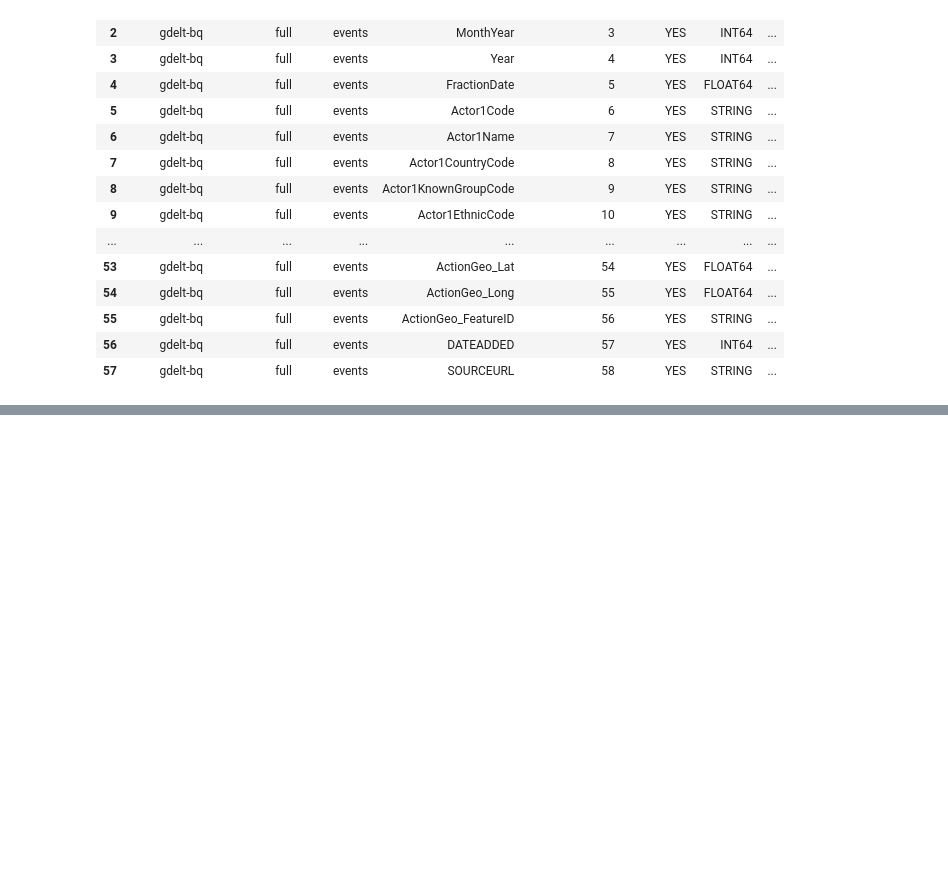
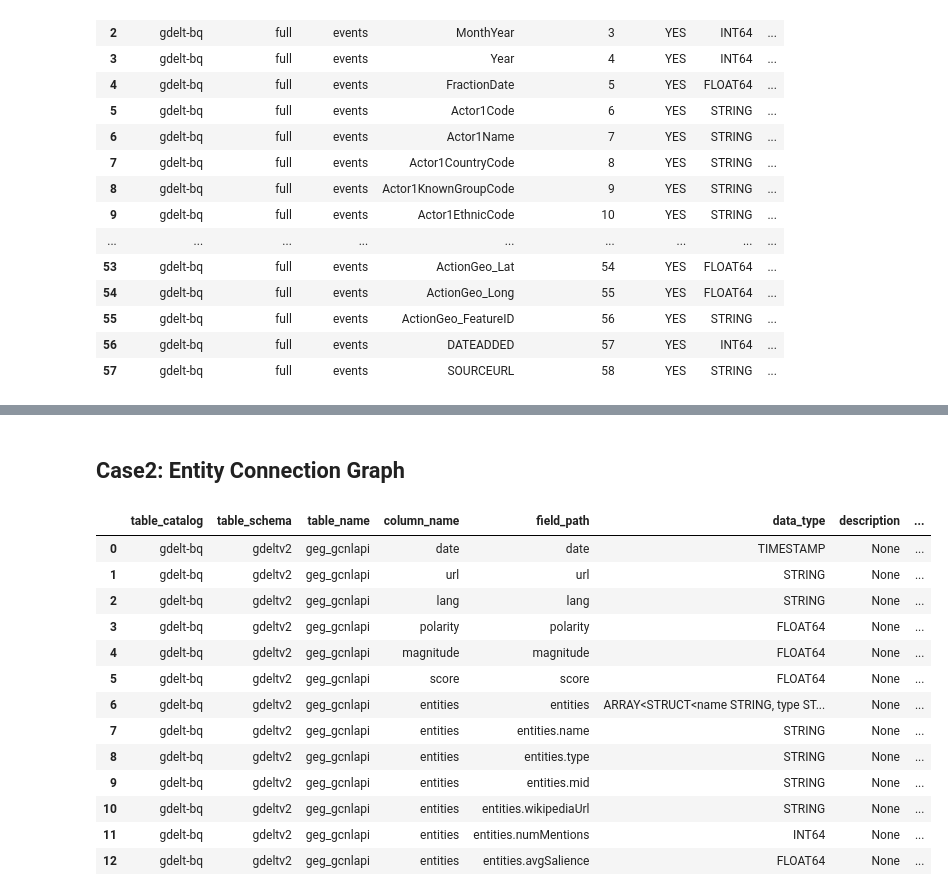
Before and after one commit to cybergis/intro_gdelt, a Jupyter notebook: intro_gdelt.ipynb, the cells around one changed output, grey strips where cells are left out. Saved outputs shown, nothing was run; the diff lists cells and outputs as text; code cells hidden in the pictures; blank space fills up the shorter version.

```diff
--- a/intro_gdelt.ipynb
+++ b/intro_gdelt.ipynb
@@ -305,0 +331,21 @@ plt.show()
+# %% [markdown]
+## Case2: Entity Connection Graph
+# %%
+%%bigquery
+SELECT * FROM `gdelt-bq.gdeltv2.INFORMATION_SCHEMA.COLUMN_FIELD_PATHS`
+WHERE table_name = 'geg_gcnlapi';
+# %% [output]
+|  | table_catalog | table_schema | table_name | column_name | field_path | data_type | description | ... |
+| 0 | gdelt-bq | gdeltv2 | geg_gcnlapi | date | date | TIMESTAMP | None | ... |
+| 1 | gdelt-bq | gdeltv2 | geg_gcnlapi | url | url | STRING | None | ... |
+| 2 | gdelt-bq | gdeltv2 | geg_gcnlapi | lang | lang | STRING | None | ... |
+| 3 | gdelt-bq | gdeltv2 | geg_gcnlapi | polarity | polarity | FLOAT64 | None | ... |
+| 4 | gdelt-bq | gdeltv2 | geg_gcnlapi | magnitude | magnitude | FLOAT64 | None | ... |
+| 5 | gdelt-bq | gdeltv2 | geg_gcnlapi | score | score | FLOAT64 | None | ... |
+| 6 | gdelt-bq | gdeltv2 | geg_gcnlapi | entities | entities | ARRAY<STRUCT<name STRING, type ST... | None | ... |
+| 7 | gdelt-bq | gdeltv2 | geg_gcnlapi | entities | entities.name | STRING | None | ... |
+| 8 | gdelt-bq | gdeltv2 | geg_gcnlapi | entities | entities.type | STRING | None | ... |
+| 9 | gdelt-bq | gdeltv2 | geg_gcnlapi | entities | entities.mid | STRING | None | ... |
+| 10 | gdelt-bq | gdeltv2 | geg_gcnlapi | entities | entities.wikipediaUrl | STRING | None | ... |
+| 11 | gdelt-bq | gdeltv2 | geg_gcnlapi | entities | entities.numMentions | INT64 | None | ... |
+| 12 | gdelt-bq | gdeltv2 | geg_gcnlapi | entities | entities.avgSalience | FLOAT64 | None | ... |
```
Also changed, not shown: parts of 13 cells of this notebook.
